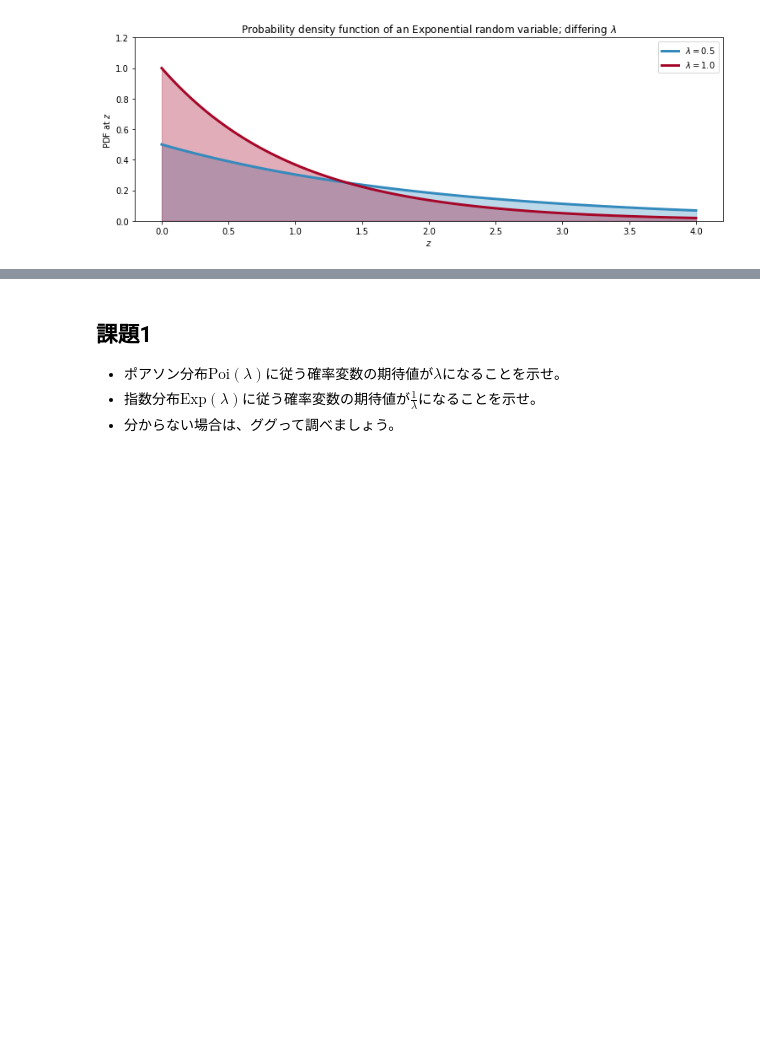
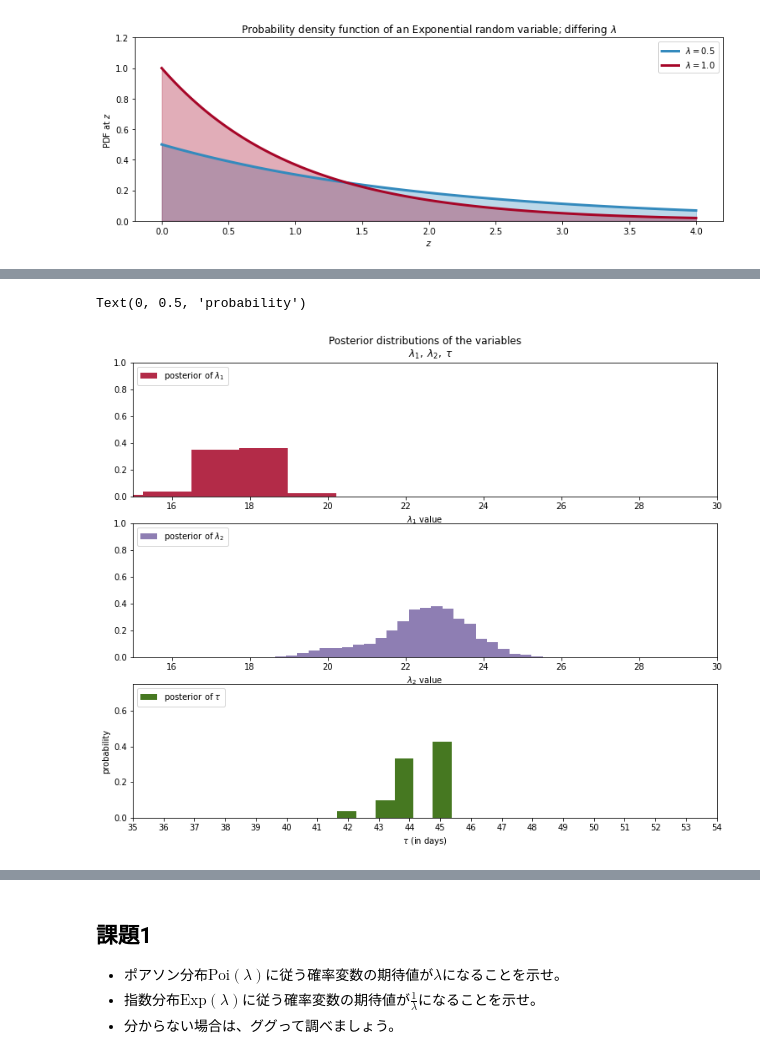
Before and after one commit to tomonari-masada/course2021-stats2, a Jupyter notebook: 01_introduction.ipynb, the cells around one changed output, grey strips where cells are left out. Drawn from its saved outputs; the diff is of its cells as text; code cells hidden in the pictures; blank space fills up the shorter version.

```diff
--- a/01_introduction.ipynb
+++ b/01_introduction.ipynb
@@ -199,0 +262,7 @@ plt.title("Probability density function of an Exponential random variable; diffe
+# %%
+with pm.Model() as model:
+    alpha = 1.0 / count_data.mean() # 受信数の平均の逆数
+    lambda_1 = pm.Exponential("lambda_1", alpha)
+    lambda_2 = pm.Exponential("lambda_2", alpha)
+
+    tau = pm.DiscreteUniform("tau", lower=0, upper=n_count_data - 1)
@@ -199,0 +276,5 @@ plt.title("Probability density function of an Exponential random variable; diffe
+# %%
+### Mysterious code to be explained in Chapter 3.
+with model:
+    step = pm.Metropolis()
+    trace = pm.sample(10000, tune=5000, step=step)
@@ -199,0 +289,42 @@ plt.title("Probability density function of an Exponential random variable; diffe
+# %%
+lambda_1_samples = trace['lambda_1']
+lambda_2_samples = trace['lambda_2']
+tau_samples = trace['tau']
+# %%
+figsize(12.5, 10)
+#histogram of the samples:
+
+ax = plt.subplot(311)
+ax.set_autoscaley_on(False)
+
+plt.hist(lambda_1_samples, histtype='stepfilled', bins=30, alpha=0.85,
+         label="posterior of $\lambda_1$", color="#A60628", density=True)
+plt.legend(loc="upper left")
+plt.title(r"""Posterior distributions of the variables
+    $\lambda_1,\;\lambda_2,\;\tau$""")
+plt.xlim([15, 30])
+plt.xlabel("$\lambda_1$ value")
+
+ax = plt.subplot(312)
+ax.set_autoscaley_on(False)
+plt.hist(lambda_2_samples, histtype='stepfilled', bins=30, alpha=0.85,
+         label="posterior of $\lambda_2$", color="#7A68A6", density=True)
+plt.legend(loc="upper left")
+plt.xlim([15, 30])
+plt.xlabel("$\lambda_2$ value")
+
+plt.subplot(313)
+w = 1.0 / tau_samples.shape[0] * np.ones_like(tau_samples)
+plt.hist(tau_samples, bins=n_count_data, alpha=1,
+         label=r"posterior of $\tau$",
+         color="#467821", weights=w, rwidth=2.)
+plt.xticks(np.arange(n_count_data))
+
+plt.legend(loc="upper left")
+plt.ylim([0, .75])
+plt.xlim([35, len(count_data)-20])
+plt.xlabel(r"$\tau$ (in days)")
+plt.ylabel("probability")
+# %% [output]
+Text(0, 0.5, 'probability')
+[figure, added]
```
Also changed, not shown: parts of 30 cells of this notebook.
